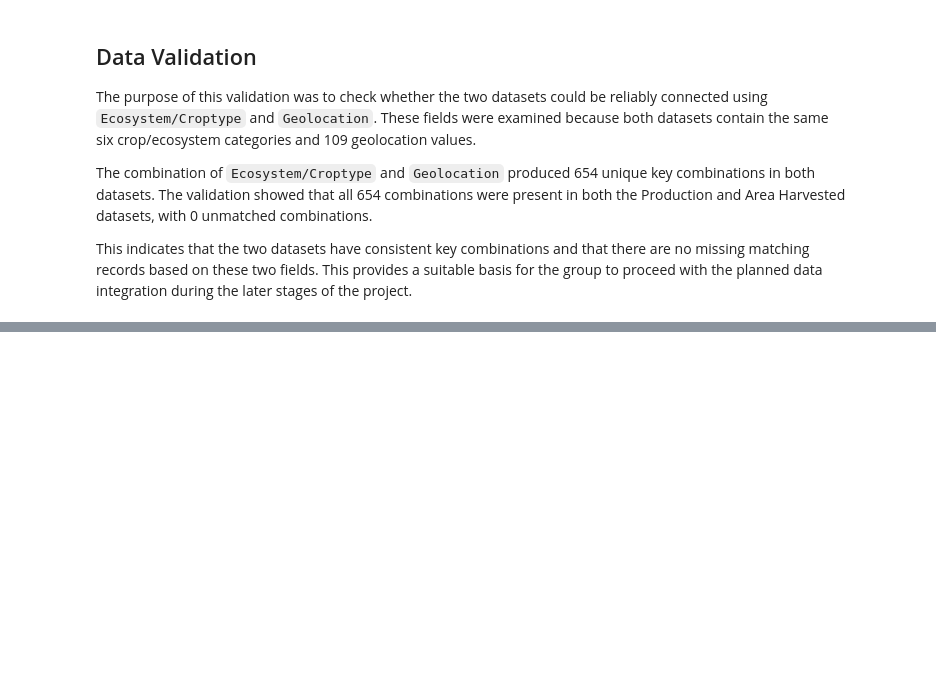
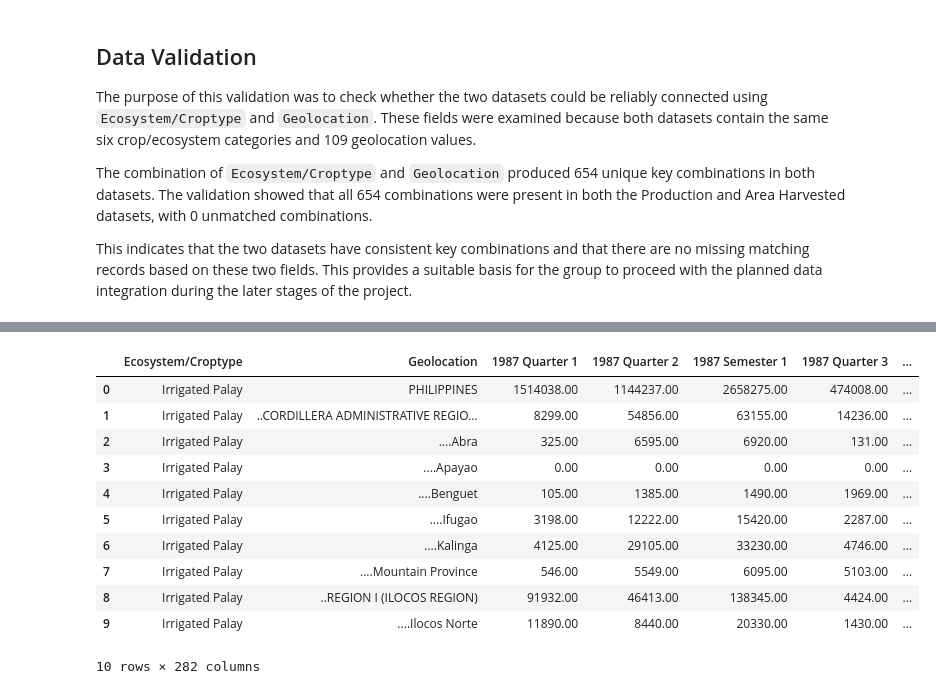
Before and after one commit to ralpharonbonifacio-glitch/GRP6-FinalProject, a Jupyter notebook: notebooks/week8_initial_inspection.ipynb, the cells around one changed output, grey strips where cells are left out. Drawn from its saved outputs; the diff is of its cells as text; code cells hidden in the pictures; blank space fills up the shorter version.

```diff
--- a/notebooks/week8_initial_inspection.ipynb
+++ b/notebooks/week8_initial_inspection.ipynb
@@ -206,0 +247,15 @@ This indicates that the two datasets have consistent key combinations and that t
+# %%
+production[production.eq("..").any(axis=1)].head(10)
+# %% [output]
+|  | Ecosystem/Croptype | Geolocation | 1987 Quarter 1 | 1987 Quarter 2 | 1987 Semester 1 | 1987 Quarter 3 | ... |
+| 0 | Irrigated Palay | PHILIPPINES | 1514038.00 | 1144237.00 | 2658275.00 | 474008.00 | ... |
+| 1 | Irrigated Palay | ..CORDILLERA ADMINISTRATIVE REGIO... | 8299.00 | 54856.00 | 63155.00 | 14236.00 | ... |
+| 2 | Irrigated Palay | ....Abra | 325.00 | 6595.00 | 6920.00 | 131.00 | ... |
+| 3 | Irrigated Palay | ....Apayao | 0.00 | 0.00 | 0.00 | 0.00 | ... |
+| 4 | Irrigated Palay | ....Benguet | 105.00 | 1385.00 | 1490.00 | 1969.00 | ... |
+| 5 | Irrigated Palay | ....Ifugao | 3198.00 | 12222.00 | 15420.00 | 2287.00 | ... |
+| 6 | Irrigated Palay | ....Kalinga | 4125.00 | 29105.00 | 33230.00 | 4746.00 | ... |
+| 7 | Irrigated Palay | ....Mountain Province | 546.00 | 5549.00 | 6095.00 | 5103.00 | ... |
+| 8 | Irrigated Palay | ..REGION I (ILOCOS REGION) | 91932.00 | 46413.00 | 138345.00 | 4424.00 | ... |
+| 9 | Irrigated Palay | ....Ilocos Norte | 11890.00 | 8440.00 | 20330.00 | 1430.00 | ... |
+10 rows × 282 columns
```
Also changed, not shown: parts of 3 cells of this notebook.
